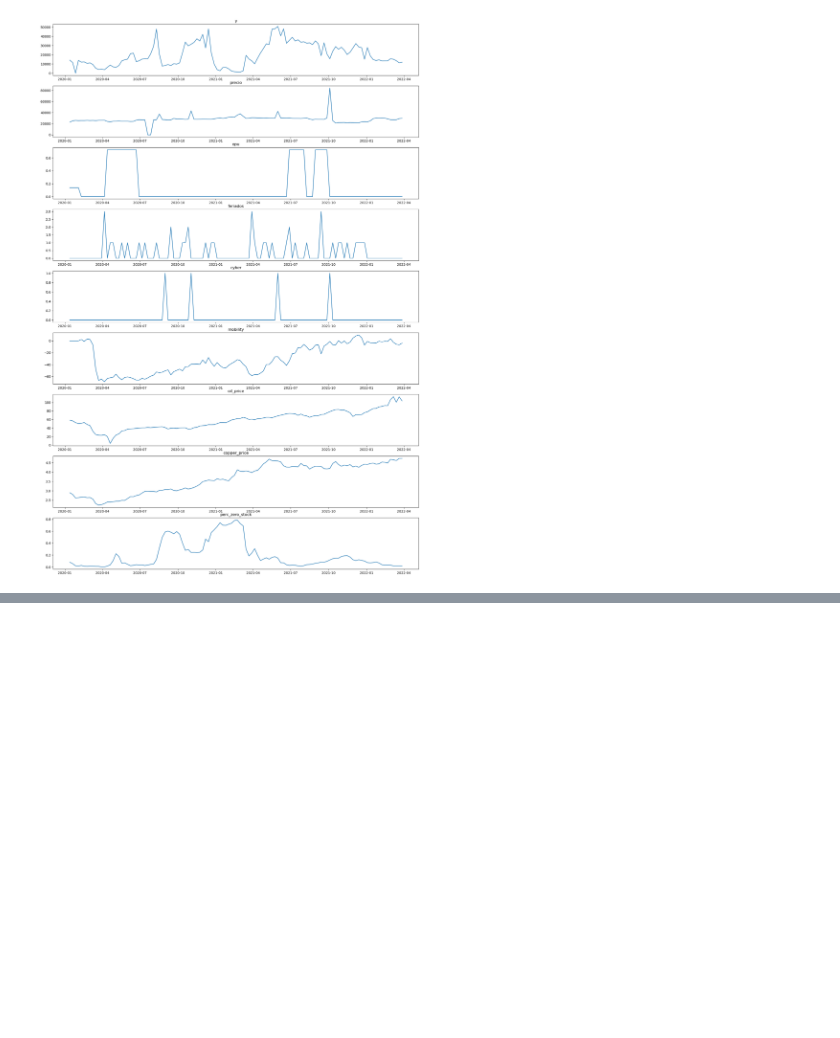
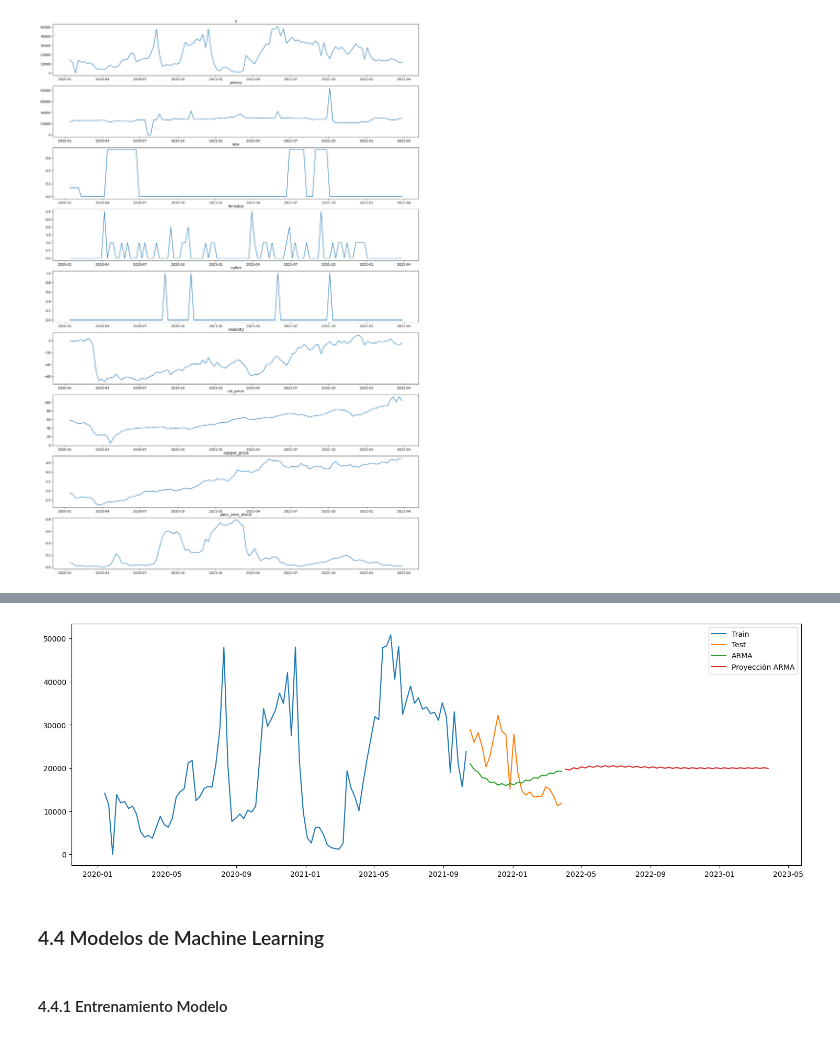
Before and after one commit to DiegoHidalgoS/Sodimac-Challenge, a Jupyter notebook: notebooks/main.ipynb, the cells around one changed output, grey strips where cells are left out. Drawn from its saved outputs; the diff is of its cells as text; code cells hidden in the pictures; blank space fills up the shorter version.

```diff
--- a/notebooks/main.ipynb
+++ b/notebooks/main.ipynb
@@ -144,0 +306,28 @@ for i, col in enumerate(df.columns[1:]):
+# %%
+# Ultima fecha con información
+start_date = test_data.index[-1]
+
+# Arreglo de fechas semanales para el proximo año
+date_range = pd.date_range(start=start_date, periods=52, freq='W')
+
+# sumar un día a cada fecha en la serie para que coincida exactamente
+one_day = timedelta(days=1)
+new_dates = date_range.map(lambda x: x + one_day)
+
+# Predicción modelo entrenado para el proximo año
+y_pred_arima_new = model_fit.predict(start=new_dates[0], end=new_dates[-1])
+# %%
+plt.figure(figsize=(18,6))
+plt.plot(train_data.index,train_data.y,label = 'Train')
+plt.plot(test_data.index,test_data.y,label = 'Test')
+plt.plot(test_data.index, y_pred_arima, label = 'ARMA')
+plt.plot(new_dates, y_pred_arima_new, label = 'Proyección ARMA')
+plt.legend()
+plt.show()
+plt.show()
+# %% [output]
+[figure, added]
+# %% [markdown]
+### 4.4 Modelos de Machine Learning
+# %% [markdown]
+#### 4.4.1 Entrenamiento Modelo
```
Also changed, not shown: parts of 60 cells of this notebook.
